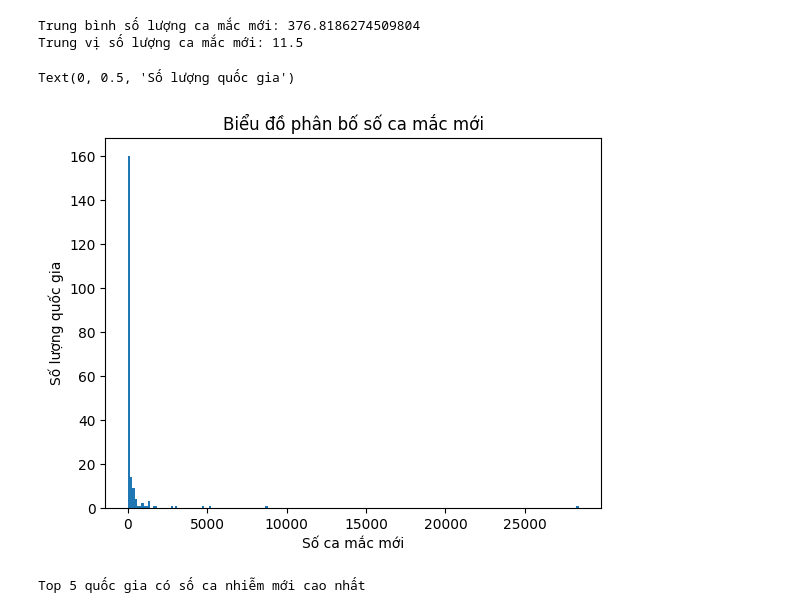
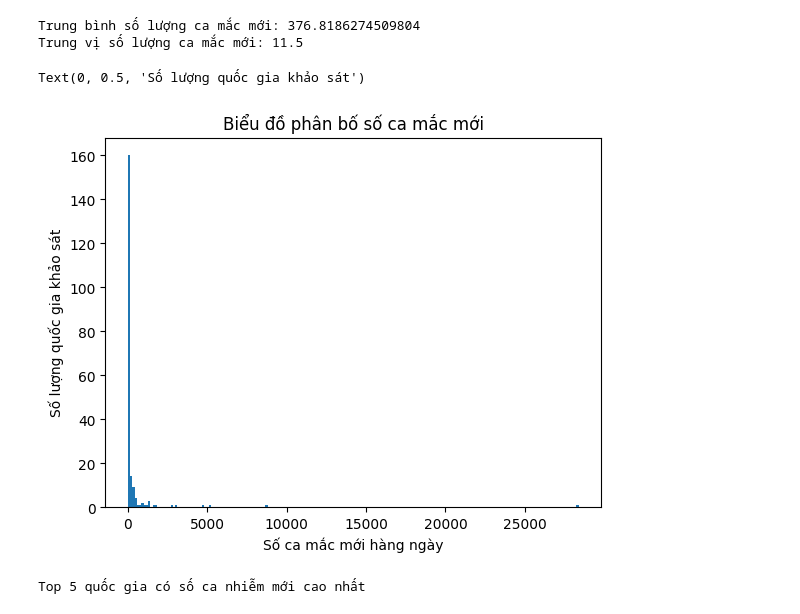
Before and after one commit to hunght92/Codegym, a Jupyter notebook: Học lại.ipynb, the cells around one changed output. Cells and saved outputs as stored; diff of their text form; code cells hidden in the pictures.

```diff
--- a/Học lại.ipynb
+++ b/Học lại.ipynb
@@ -60,12 +71,12 @@ Trung vị số lượng ca mắc mới: 11.5
 # %%
 import matplotlib.pyplot as plt
 plt.hist(cleaned_data.cases, bins = 200)
 plt.title("Biểu đồ phân bố số ca mắc mới")
-plt.xlabel("Số ca mắc mới")
-plt.ylabel("Số lượng quốc gia")
+plt.xlabel("Số ca mắc mới hàng ngày")
+plt.ylabel("Số lượng quốc gia khảo sát")
 # %% [output]
-Text(0, 0.5, 'Số lượng quốc gia')
+Text(0, 0.5, 'Số lượng quốc gia khảo sát')
-[figure, old version]
+[figure, new version]
 # %%
 #Top 5 quốc gia có số ca nhiễm mới cao nhất
 print("Top 5 quốc gia có số ca nhiễm mới cao nhất")
```
Also changed, not shown: parts of 1 cell of this notebook.
